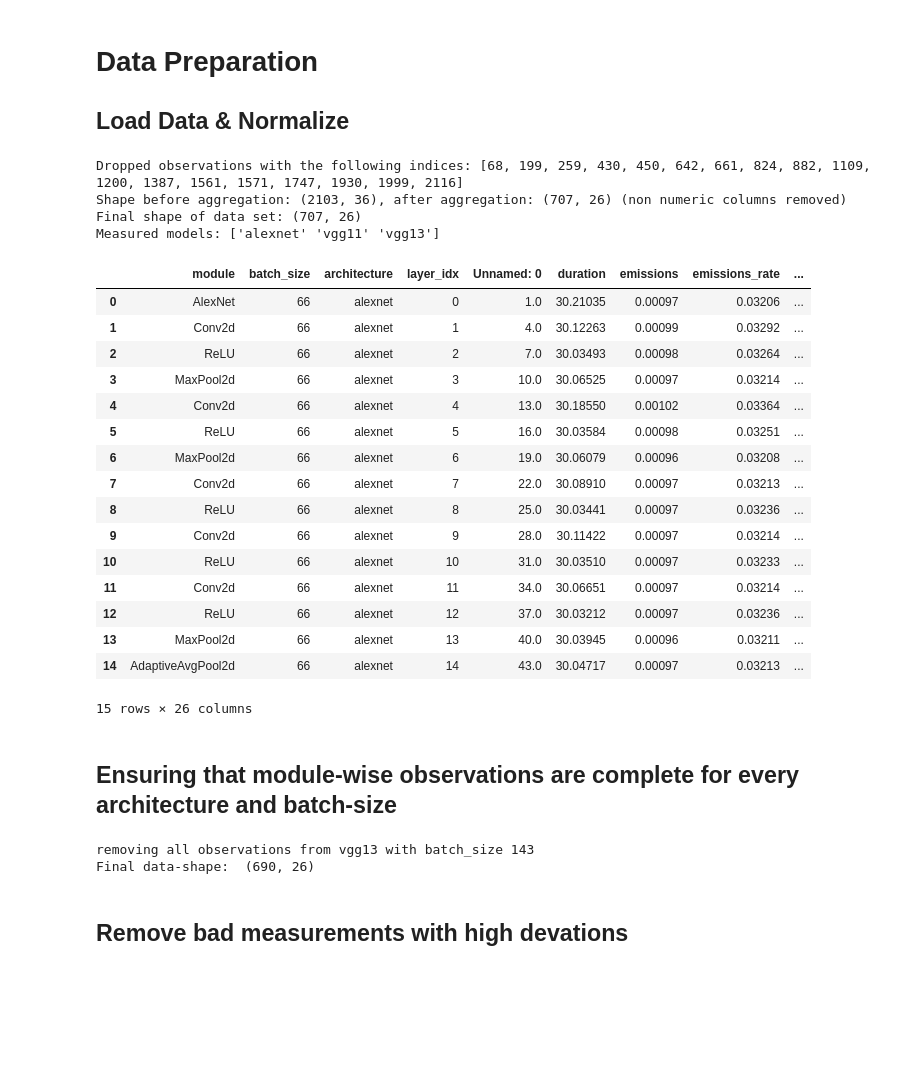
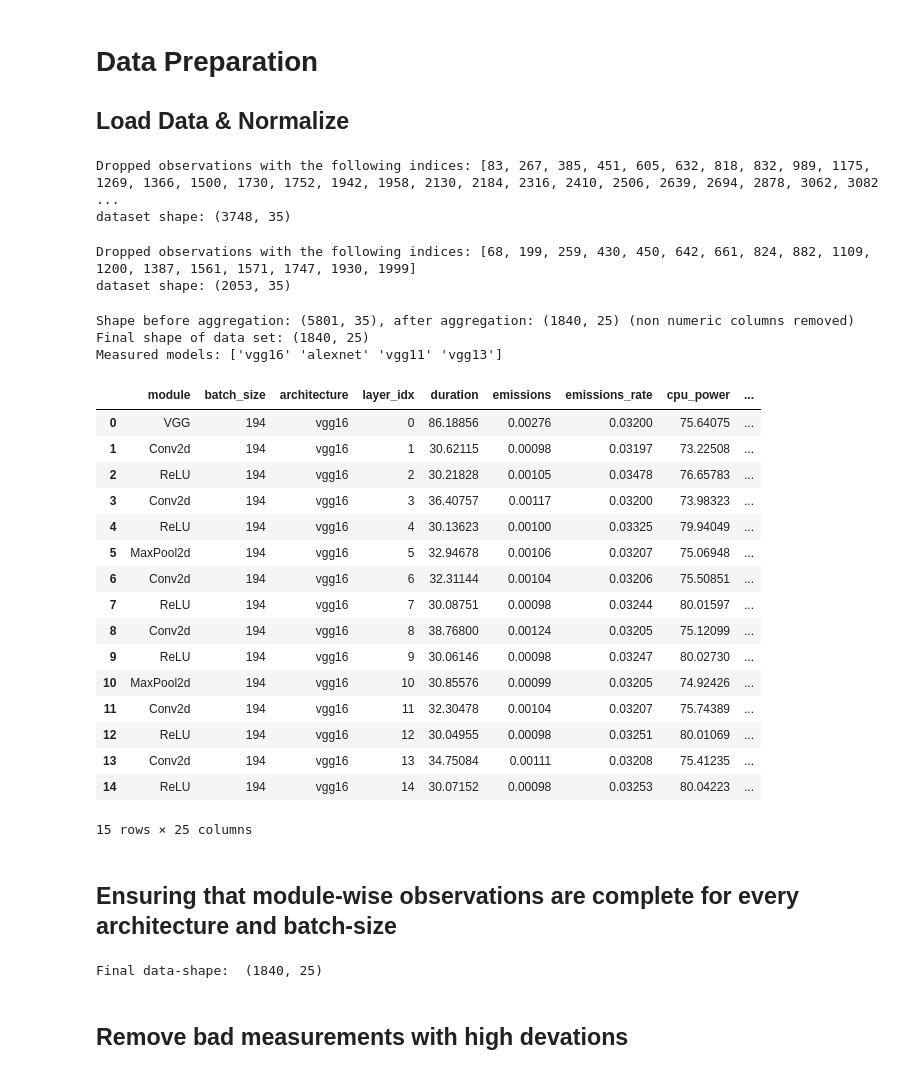
Before and after one commit to JohannesGetzner/dl-energy-estimator, a Jupyter notebook: estimator/architecture-estimates.ipynb, the cells around one changed output. Cells and saved outputs as stored; diff of their text form; code cells hidden in the pictures; blank space fills up the shorter version.

```diff
--- a/estimator/architecture-estimates.ipynb
+++ b/estimator/architecture-estimates.ipynb
@@ -32,35 +33,54 @@ architectures_dict = {
 # %% [markdown]
 # Data Preparation
 ## Load Data & Normalize
+# %%
+d1 = parse_codecarbon_output(
+    '../data/architectures/00_architectures-layerwise-raw.csv',
+    False,
+    ('../data/architectures/00_architectures-layerwise-slurm-log.out','architectures',False,3)
+)
+print("dataset shape:", d1.shape)
+# %% [output]
+Dropped observations with the following indices: [83, 267, 385, 451, 605, 632, 818, 832, 989, 1175, 1269, 1366, 1500, 1730, 1752, 1942, 1958, 2130, 2184, 2316, 2410, 2506, 2639, 2694, 2878, 3062, 3082 ...
+dataset shape: (3748, 35)
+# %%
+d2 = parse_codecarbon_output(
+    '../data/architectures/01_architectures-layerwise-raw.csv',
+    False,
+    ('../data/architectures/01_architectures-layerwise-slurm-log.out','architectures',False,3)
+)
+print("dataset shape:", d2.shape)
+# %% [output]
+Dropped observations with the following indices: [68, 199, 259, 430, 450, 642, 661, 824, 882, 1109, 1200, 1387, 1561, 1571, 1747, 1930, 1999]
+dataset shape: (2053, 35)
 # %%
-# load
-df_unnormalized = pd.read_csv('../data/architectures-energies-2-parsed.csv')
+df_unnormalized = pd.concat([d1,d2])
 # normalize
-df = preprocess_and_normalize_energy_data(df_unnormalized,['module','batch_size','architecture','layer_idx'], aggregate=True, verbose=True, num_repeat_config=3, slurm_log_info=('../data/slurm-7520393.out','architectures'))
+df = preprocess_and_normalize_energy_data(df_unnormalized,['module','batch_size','architecture','layer_idx'], aggregate=True, verbose=True)
+df["layer_idx"] = pd.to_numeric(df['layer_idx'])
 print("Measured models:", df.architecture.unique())
 df.head(n=15)
 # %% [output]
-Dropped observations with the following indices: [68, 199, 259, 430, 450, 642, 661, 824, 882, 1109, 1200, 1387, 1561, 1571, 1747, 1930, 1999, 2116]
-Shape before aggregation: (2103, 36), after aggregation: (707, 26) (non numeric columns removed)
-Final shape of data set: (707, 26)
-Measured models: ['alexnet' 'vgg11' 'vgg13']
+Shape before aggregation: (5801, 35), after aggregation: (1840, 25) (non numeric columns removed)
+Final shape of data set: (1840, 25)
+Measured models: ['vgg16' 'alexnet' 'vgg11' 'vgg13']
-|  | module | batch_size | architecture | layer_idx | Unnamed: 0 | duration | emissions | emissions_rate | ... |
-| 0 | AlexNet | 66 | alexnet | 0 | 1.0 | 30.21035 | 0.00097 | 0.03206 | ... |
-| 1 | Conv2d | 66 | alexnet | 1 | 4.0 | 30.12263 | 0.00099 | 0.03292 | ... |
-| 2 | ReLU | 66 | alexnet | 2 | 7.0 | 30.03493 | 0.00098 | 0.03264 | ... |
-| 3 | MaxPool2d | 66 | alexnet | 3 | 10.0 | 30.06525 | 0.00097 | 0.03214 | ... |
-| 4 | Conv2d | 66 | alexnet | 4 | 13.0 | 30.18550 | 0.00102 | 0.03364 | ... |
-| 5 | ReLU | 66 | alexnet | 5 | 16.0 | 30.03584 | 0.00098 | 0.03251 | ... |
-| 6 | MaxPool2d | 66 | alexnet | 6 | 19.0 | 30.06079 | 0.00096 | 0.03208 | ... |
-| 7 | Conv2d | 66 | alexnet | 7 | 22.0 | 30.08910 | 0.00097 | 0.03213 | ... |
-| 8 | ReLU | 66 | alexnet | 8 | 25.0 | 30.03441 | 0.00097 | 0.03236 | ... |
-| 9 | Conv2d | 66 | alexnet | 9 | 28.0 | 30.11422 | 0.00097 | 0.03214 | ... |
-| 10 | ReLU | 66 | alexnet | 10 | 31.0 | 30.03510 | 0.00097 | 0.03233 | ... |
-| 11 | Conv2d | 66 | alexnet | 11 | 34.0 | 30.06651 | 0.00097 | 0.03214 | ... |
-| 12 | ReLU | 66 | alexnet | 12 | 37.0 | 30.03212 | 0.00097 | 0.03236 | ... |
-| 13 | MaxPool2d | 66 | alexnet | 13 | 40.0 | 30.03945 | 0.00096 | 0.03211 | ... |
-| 14 | AdaptiveAvgPool2d | 66 | alexnet | 14 | 43.0 | 30.04717 | 0.00097 | 0.03213 | ... |
+|  | module | batch_size | architecture | layer_idx | duration | emissions | emissions_rate | cpu_power | ... |
+| 0 | VGG | 194 | vgg16 | 0 | 86.18856 | 0.00276 | 0.03200 | 75.64075 | ... |
+| 1 | Conv2d | 194 | vgg16 | 1 | 30.62115 | 0.00098 | 0.03197 | 73.22508 | ... |
+| 2 | ReLU | 194 | vgg16 | 2 | 30.21828 | 0.00105 | 0.03478 | 76.65783 | ... |
+| 3 | Conv2d | 194 | vgg16 | 3 | 36.40757 | 0.00117 | 0.03200 | 73.98323 | ... |
+| 4 | ReLU | 194 | vgg16 | 4 | 30.13623 | 0.00100 | 0.03325 | 79.94049 | ... |
+| 5 | MaxPool2d | 194 | vgg16 | 5 | 32.94678 | 0.00106 | 0.03207 | 75.06948 | ... |
+| 6 | Conv2d | 194 | vgg16 | 6 | 32.31144 | 0.00104 | 0.03206 | 75.50851 | ... |
+| 7 | ReLU | 194 | vgg16 | 7 | 30.08751 | 0.00098 | 0.03244 | 80.01597 | ... |
+| 8 | Conv2d | 194 | vgg16 | 8 | 38.76800 | 0.00124 | 0.03205 | 75.12099 | ... |
+| 9 | ReLU | 194 | vgg16 | 9 | 30.06146 | 0.00098 | 0.03247 | 80.02730 | ... |
+| 10 | MaxPool2d | 194 | vgg16 | 10 | 30.85576 | 0.00099 | 0.03205 | 74.92426 | ... |
+| 11 | Conv2d | 194 | vgg16 | 11 | 32.30478 | 0.00104 | 0.03207 | 75.74389 | ... |
+| 12 | ReLU | 194 | vgg16 | 12 | 30.04955 | 0.00098 | 0.03251 | 80.01069 | ... |
+| 13 | Conv2d | 194 | vgg16 | 13 | 34.75084 | 0.00111 | 0.03208 | 75.41235 | ... |
+| 14 | ReLU | 194 | vgg16 | 14 | 30.07152 | 0.00098 | 0.03253 | 80.04223 | ... |
-15 rows × 26 columns
+15 rows × 25 columns
 # %% [markdown]
 ## Ensuring that module-wise observations are complete for every architecture and batch-size
 # %%
@@ -74,8 +94,7 @@ for a in df.architecture.unique():
             df = df.drop(index=sub_b.index)
 print("Final data-shape: ", df.shape)
 # %% [output]
-removing all observations from vgg13 with batch_size 143
-Final data-shape:  (690, 26)
+Final data-shape:  (1840, 25)
 # %% [markdown]
 ## Remove bad measurements with high devations
 # %%
```
Also changed, not shown: parts of 6 cells of this notebook, 37 other files.
